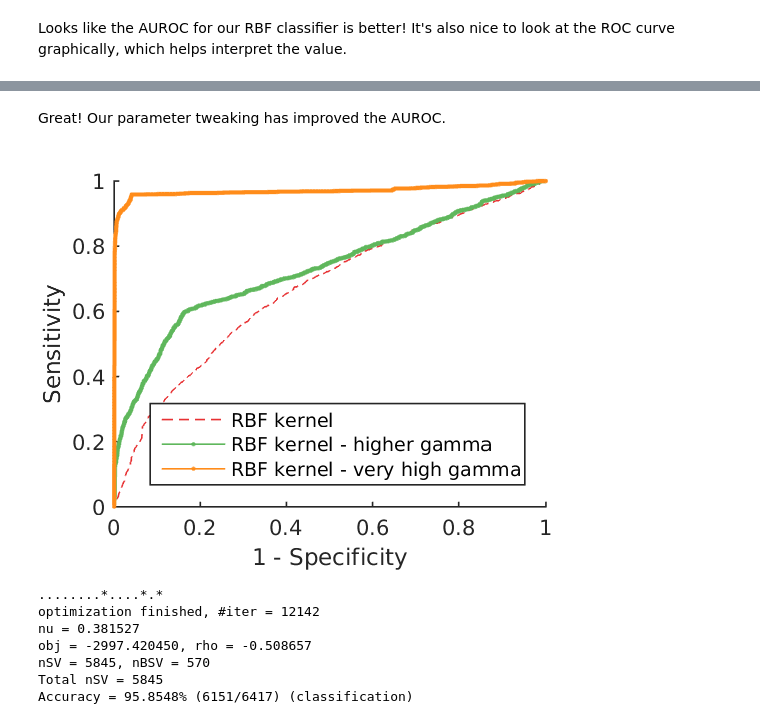
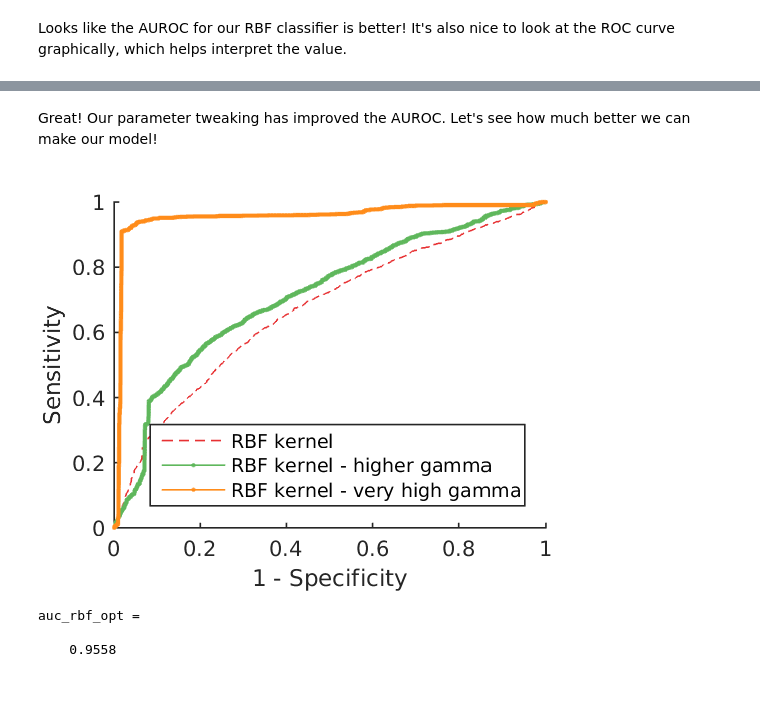
Before and after one commit to MIT-LCP/mimic-workshop, a Jupyter notebook: mlcc/lab2-intro-ml/mlcc2_svm_workshop.ipynb, the cells around one changed output, grey strips where cells are left out. Saved outputs shown, nothing was run; the diff lists cells and outputs as text; code cells hidden in the pictures; blank space fills up the shorter version.

```diff
--- a/mlcc/lab2-intro-ml/mlcc2_svm_workshop.ipynb
+++ b/mlcc/lab2-intro-ml/mlcc2_svm_workshop.ipynb
@@ -428,0 +451,19 @@ Note: our accuracy has actually *decreased* from 76% to 66.9%. This is because o
+# %%
+idx1 = find(y_train==1,1);
+idxTemp = 1:numel(y_train);
+
+% create an index to ensure the first observation in the data is a positive outcome
+idxTemp(1) = idx1;
+idxTemp(idx1) = 1;
+X_train = X_train(idxTemp,:);
+y_train = y_train(idxTemp);
+
+% retrain the RBF and linear SVM
+model_linear = svmtrain(y_train, X_train, '-t 0 -q');
+model_rbf = svmtrain(y_train, X_train, '-t 2 -q');
+
+% Apply the classifier to the data set
+[pred,acc,dist] = svmpredict(y, X, model_rbf, '-q');
+
+% look at a random set of predictions
+[pred(45:50),dist(45:50),y(45:50)]
@@ -983,64 +937,30 @@ auc_rbf_param =
 # %% [markdown]
-Great! Our parameter tweaking has improved the AUROC.
+Great! Our parameter tweaking has improved the AUROC. Let's see how much better we can make our model!
 # %%
-% Optimize the RBF kernel
-% Let's see how much better we can make our model!
-% change gamma below to try and improve your performance
-% Keep it as an integer!
-
-gamma = 10;
+% change gamma to improve the model
+gamma = 10; % N.B. keep this as an integer as we exponentiate with it
 capacity = 1;
 
-%% train the model
-model_rbf_opt = svmtrain(y, X, ['-t 2 -c ' num2str(2^(capacity)) ' -g ' num2str(2^(gamma))]);
-[pred_rbf_opt,~,dist_rbf_opt] = svmpredict(y, X, model_rbf_opt);
+% train the model
+model_rbf_opt = svmtrain(y_train, X_train, ['-q -t 2 -c ' num2str(2^(capacity)) ' -g ' num2str(2^(gamma))]);
+[pred_rbf_opt,~,dist_rbf_opt] = svmpredict(y, X, model_rbf_opt, '-q');
 
 
-idxTemp = find(pred_rbf_param==1,1);
-if dist_rbf_opt(idxTemp) < 0
-    dist_rbf_opt = -dist_rbf_opt;
-end
-
-[dist_rbf_opt,idxSort] = sort(dist_rbf_opt,1,'ascend');
-y_rbf = y(idxSort);
-
-idxNegative = y_rbf == 0;
-%=== Count the number of negative targets below each element
-auc_rbf_opt = cumsum(idxNegative,1);
-%=== Only get positive targets
-auc_rbf_opt = auc_rbf_opt(~idxNegative);
-auc_rbf_opt = sum(auc_rbf_opt,1); %=== count number who are negative
-auc_rbf_opt = auc_rbf_opt./(N_POS * N_NEG);
-
-% also plot the figure
-TP_r = flipud(y_rbf);
-FP_r = cumsum(1-TP_r);
-FP_r = flipud(FP_r);
-TP_r = cumsum(TP_r);
-TP_r = flipud(TP_r);
-FN_r = cumsum(y_rbf)-y_rbf;
-TN_r = numel(y_rbf) - TP_r - FP_r - FN_r;
-
-%=== Sensitivity (true positive rate)
-roc_ro_y = TP_r ./ (TP_r + FN_r);
-%=== 1-Specificity (false positive rate)
-roc_ro_x = 1- (TN_r ./ (TN_r + FP_r));
+[roc_ro_x, roc_ro_y, auc_rbf_opt] = calcRoc(dist_rbf_opt, y);
 
 
 figure(1); clf; hold all;
 plot(roc_r_x, roc_r_y, '--','Color',col(1,:));
 plot(roc_rp_x, roc_rp_y, '.-','Color',col(3,:));
 plot(roc_ro_x, roc_ro_y, '.-','Color',col(4,:));
 
 legend('RBF kernel','RBF kernel - higher gamma','RBF kernel - very high gamma', 'Location','SouthEast');
 xlabel('1 - Specificity');
 ylabel('Sensitivity');
+
+auc_rbf_opt
 # %% [output]
-[figure, old version]
+[figure, new version]
-........*....*.*
-optimization finished, #iter = 12142
-nu = 0.381527
-obj = -2997.420450, rho = -0.508657
-nSV = 5845, nBSV = 570
-Total nSV = 5845
-Accuracy = 95.8548% (6151/6417) (classification)
+auc_rbf_opt =
+
+    0.9558
```
Also changed, not shown: parts of 43 cells of this notebook.
